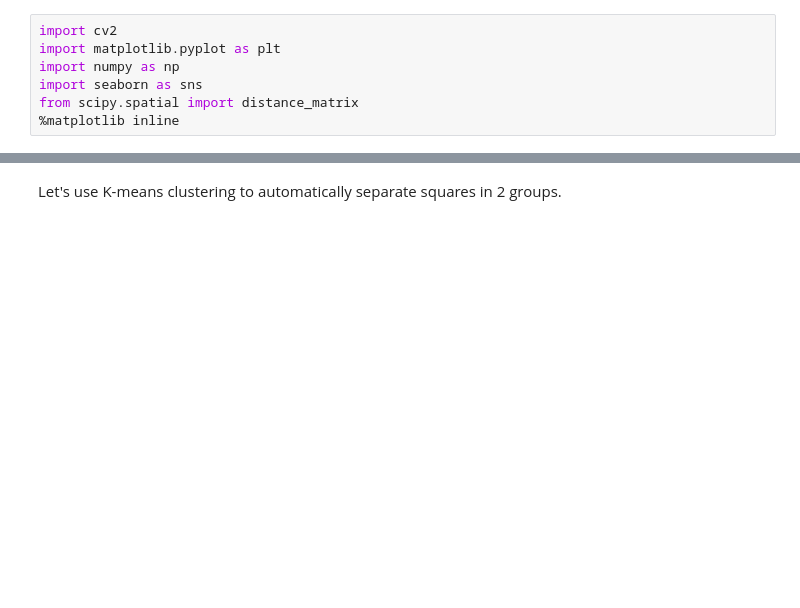
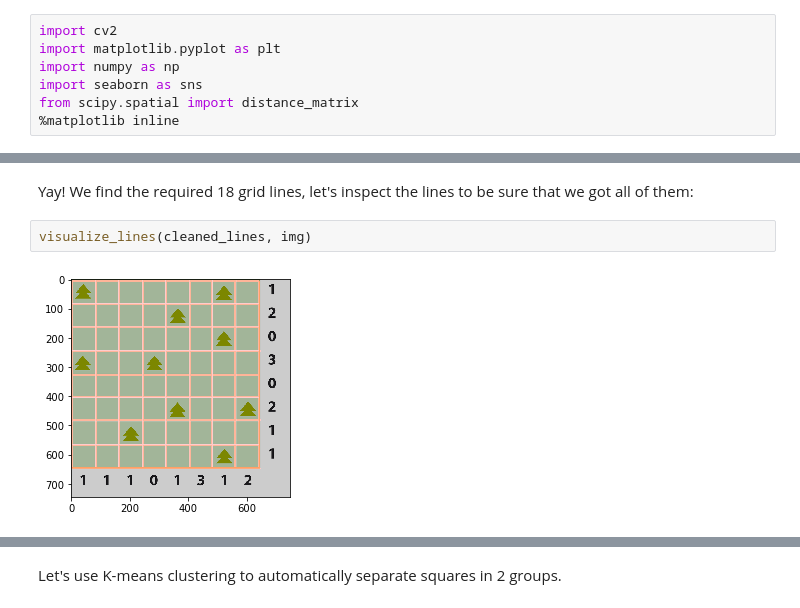
Before and after one commit to rrodenburg/tents_n_trees, a Jupyter notebook: puzzle_detector.ipynb, the cells around one changed output, grey strips where cells are left out. Saved outputs shown, nothing was run; the diff lists cells and outputs as text; blank space fills up the shorter version.

```diff
--- a/puzzle_detector.ipynb
+++ b/puzzle_detector.ipynb
@@ -194,0 +88,6 @@ The histogram shows that the pixel intensity divides the game squares in 2 disti
+# %% [markdown]
+Yay! We find the required 18 grid lines, let's inspect the lines to be sure that we got all of them:
+# %%
+visualize_lines(cleaned_lines, img)
+# %% [output]
+[figure, added]
```
Also changed, not shown: parts of 47 cells of this notebook.
